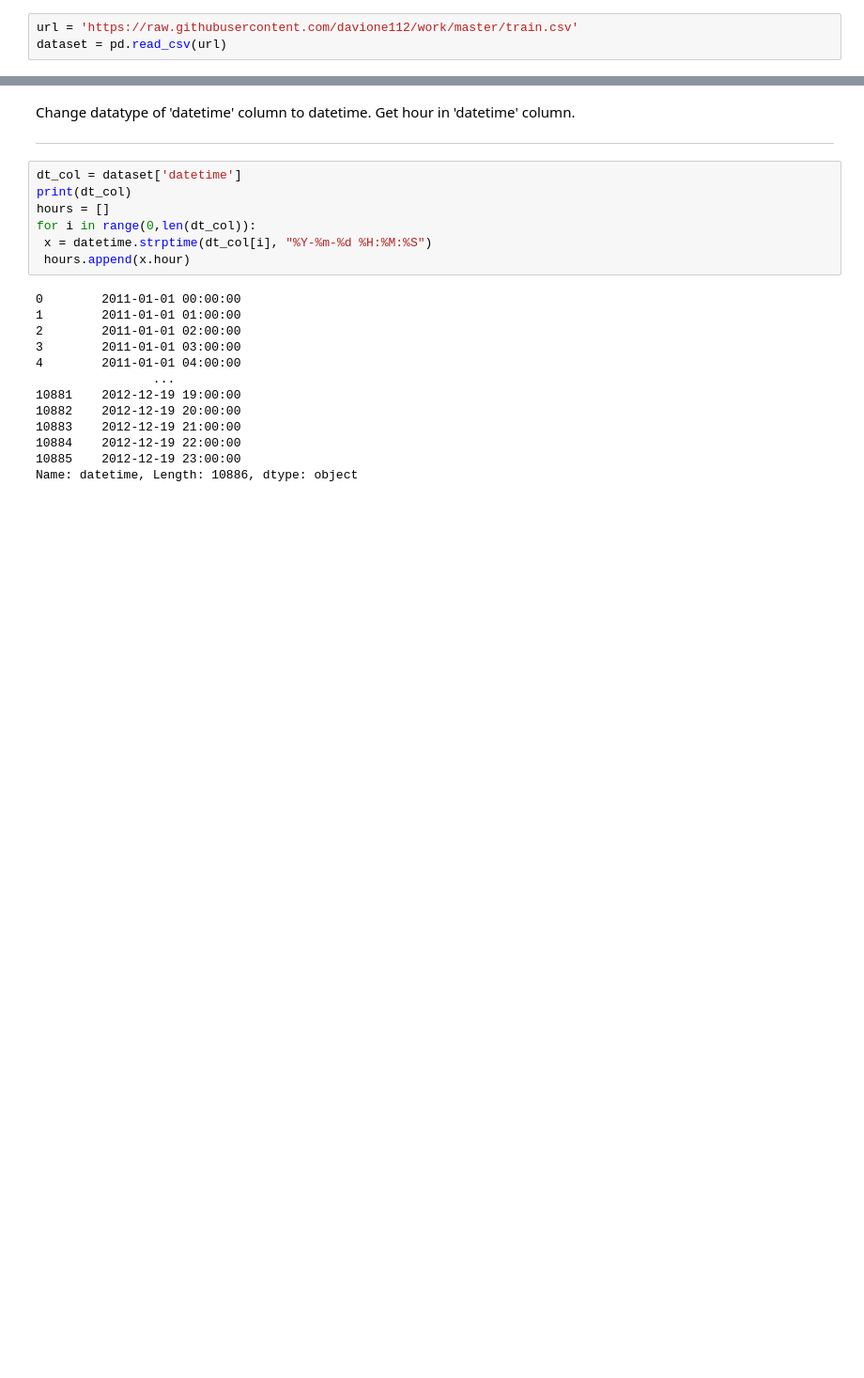
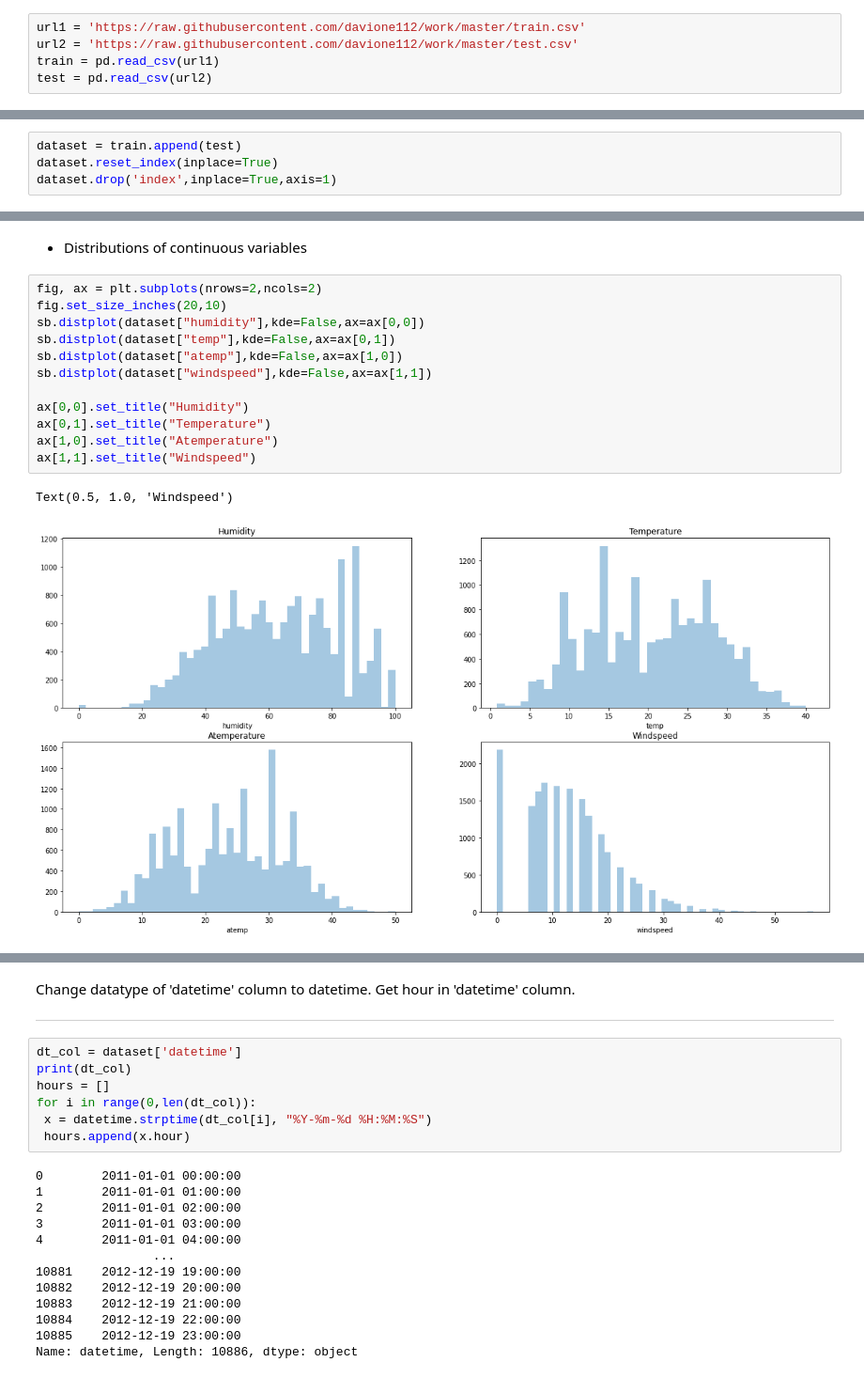
Before and after one commit to davione112/dav112, a Jupyter notebook: BikeSD.ipynb, the cells around one changed output, grey strips where cells are left out. Shown: that part at 94% size. Cells and saved outputs as stored; diff of their text form; blank space fills up the shorter version.

```diff
--- a/BikeSD.ipynb
+++ b/BikeSD.ipynb
@@ -8,3 +14,5 @@ import requests
 # %%
-url = 'https://raw.githubusercontent.com/davione112/work/master/train.csv'
-dataset = pd.read_csv(url)
+url1 = 'https://raw.githubusercontent.com/davione112/work/master/train.csv'
+url2 = 'https://raw.githubusercontent.com/davione112/work/master/test.csv'
+train = pd.read_csv(url1)
+test = pd.read_csv(url2)
@@ -28,0 +69,4 @@ from datetime import datetime
+# %%
+dataset = train.append(test)
+dataset.reset_index(inplace=True)
+dataset.drop('index',inplace=True,axis=1)
@@ -28,0 +100,17 @@ from datetime import datetime
+# %% [markdown]
+- Distributions of continuous variables
+# %%
+fig, ax = plt.subplots(nrows=2,ncols=2)
+fig.set_size_inches(20,10)
+sb.distplot(dataset["humidity"],kde=False,ax=ax[0,0])
+sb.distplot(dataset["temp"],kde=False,ax=ax[0,1])
+sb.distplot(dataset["atemp"],kde=False,ax=ax[1,0])
+sb.distplot(dataset["windspeed"],kde=False,ax=ax[1,1])
+
+ax[0,0].set_title("Humidity")
+ax[0,1].set_title("Temperature")
+ax[1,0].set_title("Atemperature")
+ax[1,1].set_title("Windspeed")
+# %% [output]
+Text(0.5, 1.0, 'Windspeed')
+[figure, added]
```
Also changed, not shown: parts of 29 cells of this notebook.
